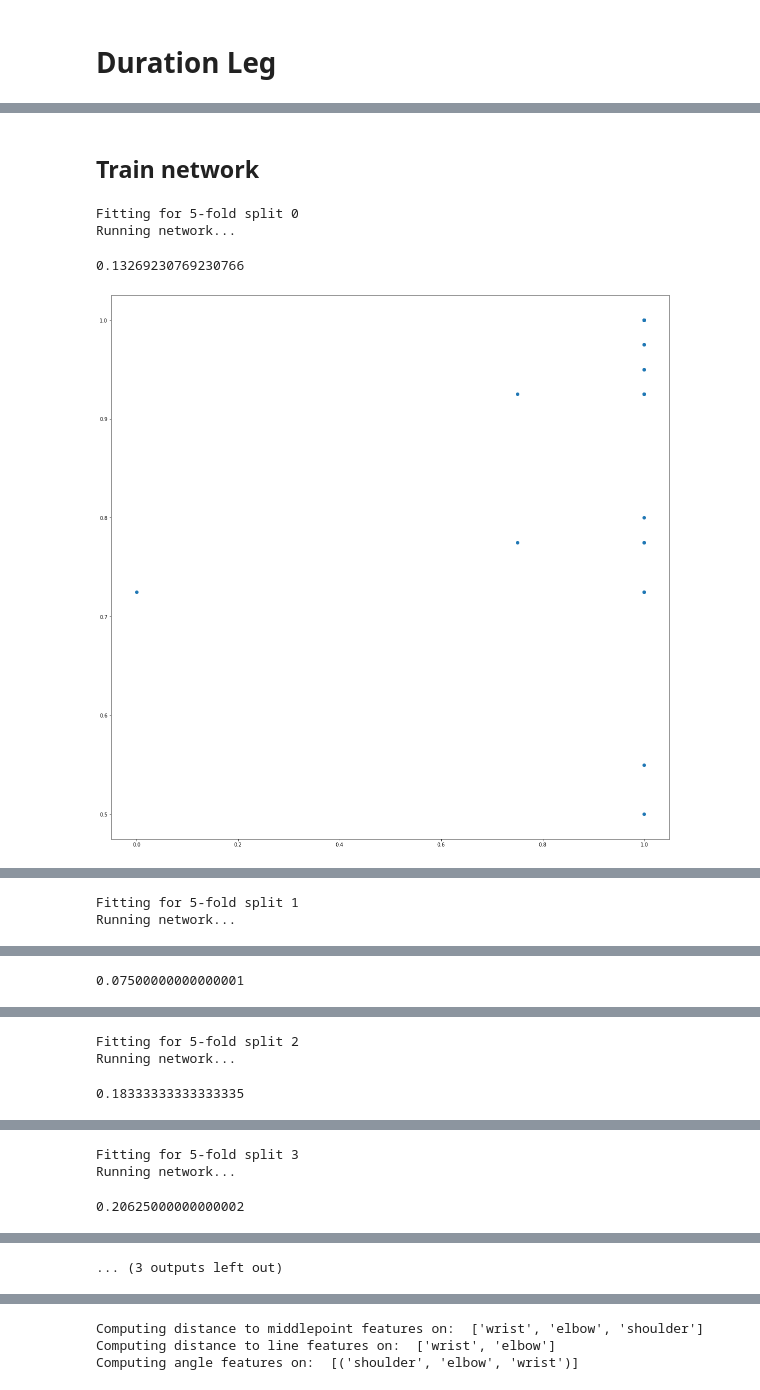
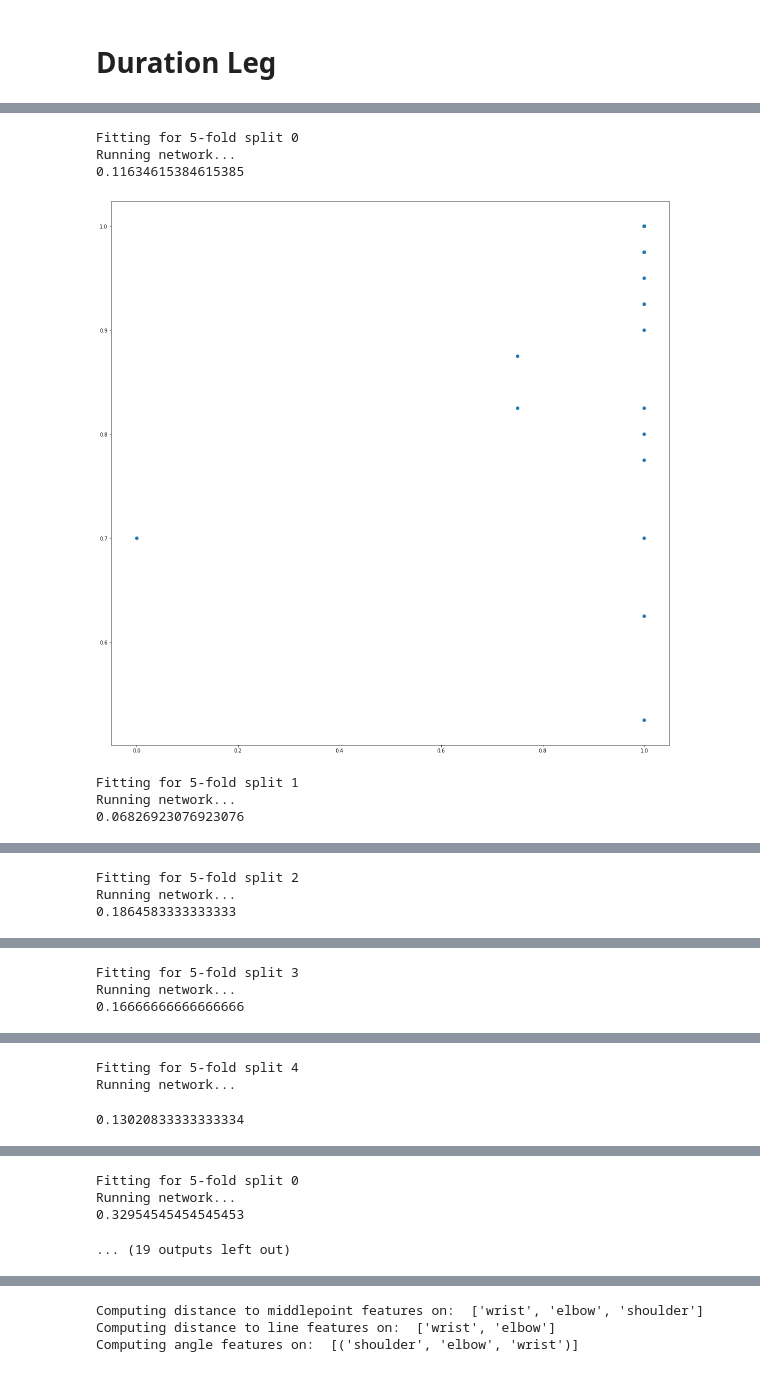
Before and after one commit to RehabAUmc/modys-video, a Jupyter notebook: notebooks/experiment-2-different-random-forrest-models.ipynb, the cells around one changed output, grey strips where cells are left out. Drawn from its saved outputs; the diff is of its cells as text; code cells hidden in the pictures.

```diff
--- a/notebooks/experiment-2-different-random-forrest-models.ipynb
+++ b/notebooks/experiment-2-different-random-forrest-models.ipynb
@@ -98,4 +101,0 @@ Running network...
-# %%
-selector = SplitScoreSelector(videos_folder=LYING_VIDEOS_DATA_FOLDER, left_score = 'D_LLP_R_tD_pscore', right_score = 'D_RLP_R_tD_pscore', scorer_to_use=1)
-selected_data = selector.transform(scores_df)
-cross_val = cross_validation_generator(selected_data)
@@ -104,4 +101,0 @@ cross_val = cross_validation_generator(selected_data)
-# %%
-features_conf = FeatureConfiguration(dmtp_bodyparts = ['ankle', 'knee', 'hip'],
-                                     dtl_bodyparts = ['ankle', 'knee'],
-                                     angle_bodypart_triples=[('hip', 'knee', 'ankle')])
@@ -112,13 +102,21 @@ Computing angle features on:  [('hip', 'knee', 'ankle')]
-# %% [markdown]
-## Train network
 # %%
-for i_split, (train_scores, test_scores) in enumerate(cross_val):
-    print(f'Fitting for 5-fold split {i_split}')
-    train_generator = EngineeredFeaturesDataGenerator(train_scores, features_conf, videos_folder=LYING_VIDEOS_DATA_FOLDER)
-    test_generator = EngineeredFeaturesDataGenerator(test_scores, features_conf, videos_folder=LYING_VIDEOS_DATA_FOLDER)
-    run_network(train_generator, test_generator)
+for scorer in SCORERS:
+    selector = SplitScoreSelector(videos_folder=LYING_VIDEOS_DATA_FOLDER, left_score = 'D_LLP_R_tD_pscore', right_score = 'D_RLP_R_tD_pscore', scorer_to_use=scorer)
+    selected_data = selector.transform(scores_df)
+    cross_val = cross_validation_generator(selected_data)
+
+    for i_split, (train_scores, test_scores) in enumerate(cross_val):
+        print(f'Fitting for 5-fold split {i_split}')
+        train_generator = EngineeredFeaturesDataGenerator(train_scores, features_conf, videos_folder=LYING_VIDEOS_DATA_FOLDER)
+        test_generator = EngineeredFeaturesDataGenerator(test_scores, features_conf, videos_folder=LYING_VIDEOS_DATA_FOLDER)
+        y, y_pred = run_network(train_generator, test_generator)
+        for y_item, y_pred_item in zip(y, y_pred):
+            results_df = results_df.append({'scorer':scorer, 'scores': "D_LLP_R_tD_pscore, D_RLP_R_tD_pscore", 'split': i_split, 'y':y_item, 'pred_y': y_pred_item}, ignore_index=True)
 # %% [output]
 Fitting for 5-fold split 0
 Running network...
+0.11634615384615385
+[figure, new version]
-0.13269230769230766
+Fitting for 5-fold split 1
+Running network...
+0.06826923076923076
-[figure, old version]
@@ -125,2 +124,3 @@ Running network...
-Fitting for 5-fold split 1
+Fitting for 5-fold split 2
 Running network...
+0.1864583333333333
@@ -127 +128,3 @@ Running network...
-0.07500000000000001
+Fitting for 5-fold split 3
+Running network...
+0.16666666666666666
@@ -129,3 +132,3 @@ Running network...
-Fitting for 5-fold split 2
+Fitting for 5-fold split 4
 Running network...
-0.18333333333333335
+0.13020833333333334
@@ -133,3 +136,4 @@ Running network...
-Fitting for 5-fold split 3
+Fitting for 5-fold split 0
 Running network...
+0.32954545454545453
-0.20625000000000002
+... (19 outputs left out)
@@ -137,2 +140 @@ Running network...
-... (3 outputs left out)
 # %% [markdown]
```
Also changed, not shown: parts of 38 cells of this notebook.
